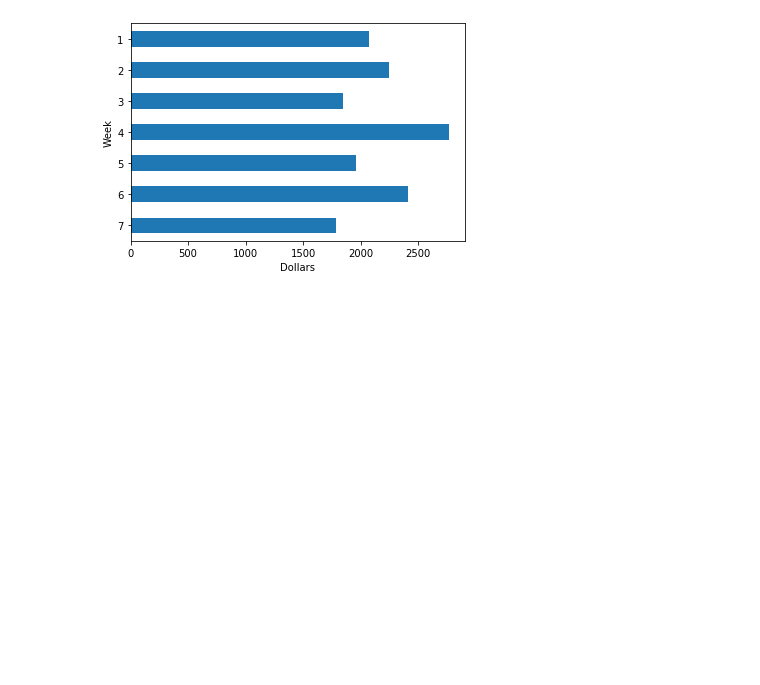
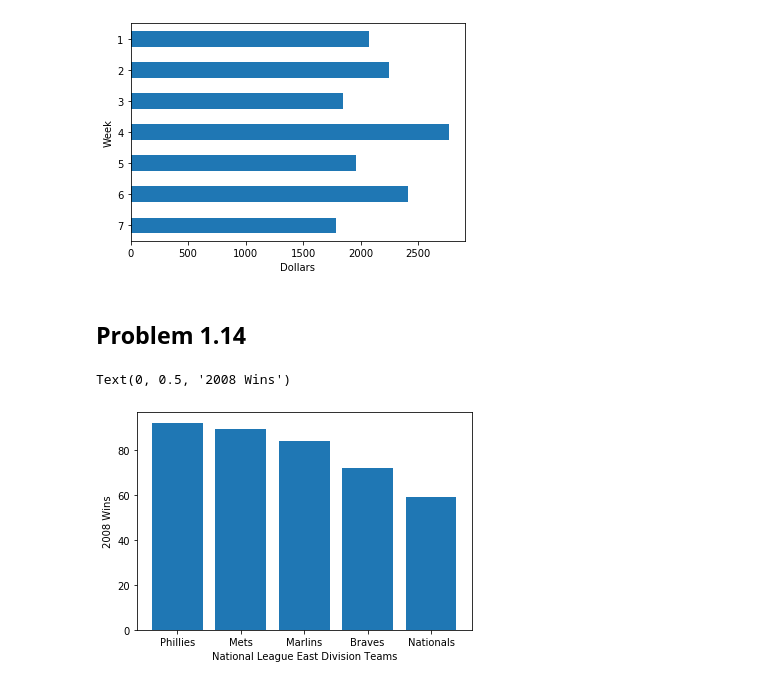
Before and after one commit to paulaonea/python-humongous-book-of-statistics, a Jupyter notebook: Chapter 1 - Displaying Descriptive Statistics.ipynb, the cells around one changed output. Saved outputs shown, nothing was run; the diff lists cells and outputs as text; code cells hidden in the pictures; blank space fills up the shorter version.

Commit message:
Problem 1.14

```diff
--- a/Chapter 1 - Displaying Descriptive Statistics.ipynb
+++ b/Chapter 1 - Displaying Descriptive Statistics.ipynb
@@ -199,3 +199,14 @@ chart4.set_ylabel('Week')
 # %% [output]
 Text(0, 0.5, 'Week')
 [figure]
+# %% [markdown]
+## Problem 1.14
+# %%
+teams = ['Phillies', 'Mets', 'Marlins', 'Braves', 'Nationals']
+wins = [92, 89, 84, 72, 59]
+plt.bar(teams, wins)
+plt.xlabel('National League East Division Teams')
+plt.ylabel('2008 Wins')
+# %% [output]
+Text(0, 0.5, '2008 Wins')
+[figure, added]
```
Also changed, not shown: parts of 1 cell of this notebook.
